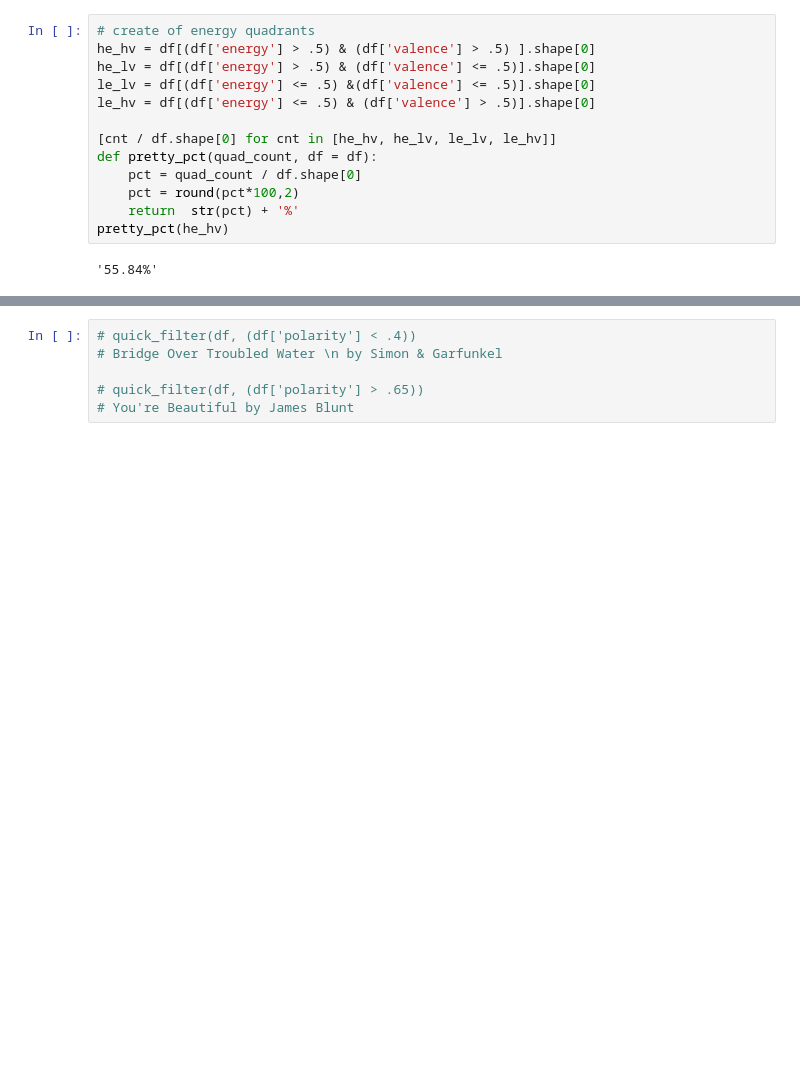
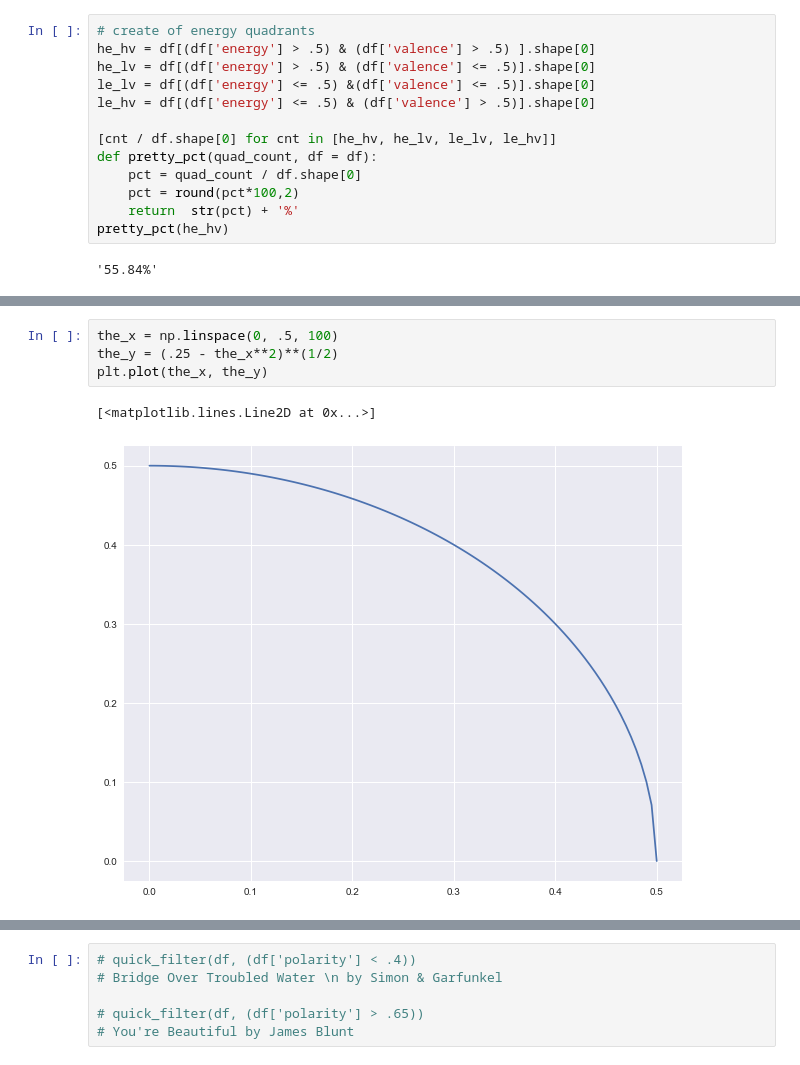
Before and after one commit to akraemer007/what_exactly_are_we_turning_down_for_again, a Jupyter notebook: EDA/eda.ipynb, the cells around one changed output, grey strips where cells are left out. Drawn from its saved outputs; the diff is of its cells as text; blank space fills up the shorter version.

```diff
--- a/EDA/eda.ipynb
+++ b/EDA/eda.ipynb
@@ -121,3 +126,10 @@ pretty_pct(he_hv)
+# %%
+the_x = np.linspace(0, .5, 100)
+the_y = (.25 - the_x**2)**(1/2)
+plt.plot(the_x, the_y)
+# %% [output]
+[<matplotlib.lines.Line2D at 0x...>]
+[figure, added]
 # %%
 # Show off the differences
 plt.scatter(spotify_df['valence'], spotify_df['energy'], alpha = .05)
```
Also changed, not shown: parts of 11 cells of this notebook.
